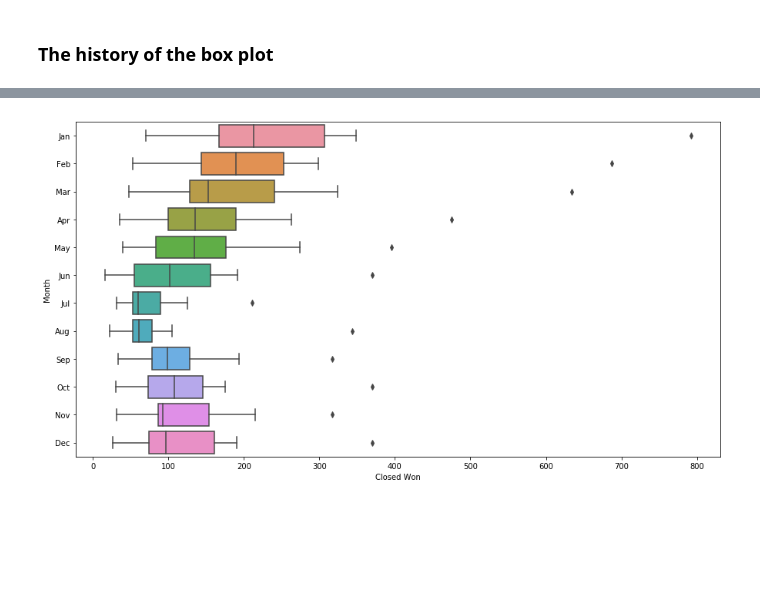
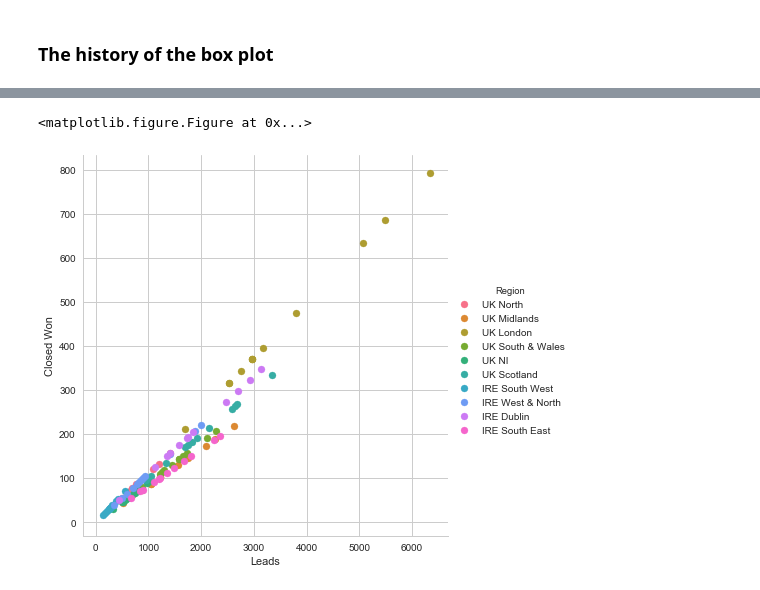
Before and after one commit to G00364690/Box-plot, a Jupyter notebook: FDA-Project.ipynb, the cells around one changed output, grey strips where cells are left out. Drawn from its saved outputs; the diff is of its cells as text; code cells hidden in the pictures; blank space fills up the shorter version.

```diff
--- a/FDA-Project.ipynb
+++ b/FDA-Project.ipynb
@@ -147,9 +220,11 @@ Let's plot Closed Won opportunities per country
 # %%
 import seaborn as sns
 import matplotlib.pyplot as plt
+plt.figure(figsize=(10,12))
 
-plt.figure(figsize=(15,8))
-sns.boxplot(x="Closed Won",y="Month",data=df)
+
+sns.FacetGrid(df,hue="Region",size=6).map(plt.scatter, "Leads", "Closed Won").add_legend()
 plt.show()
 # %% [output]
+<matplotlib.figure.Figure at 0x...>
-[figure, old version]
+[figure, new version]
```
Also changed, not shown: parts of 39 cells of this notebook.
